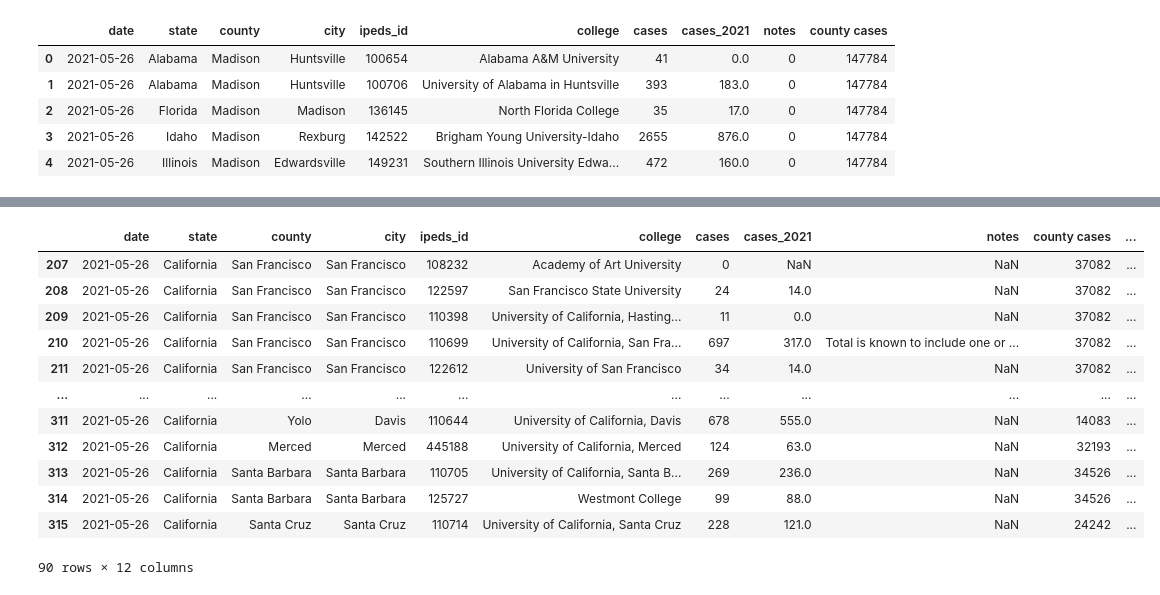
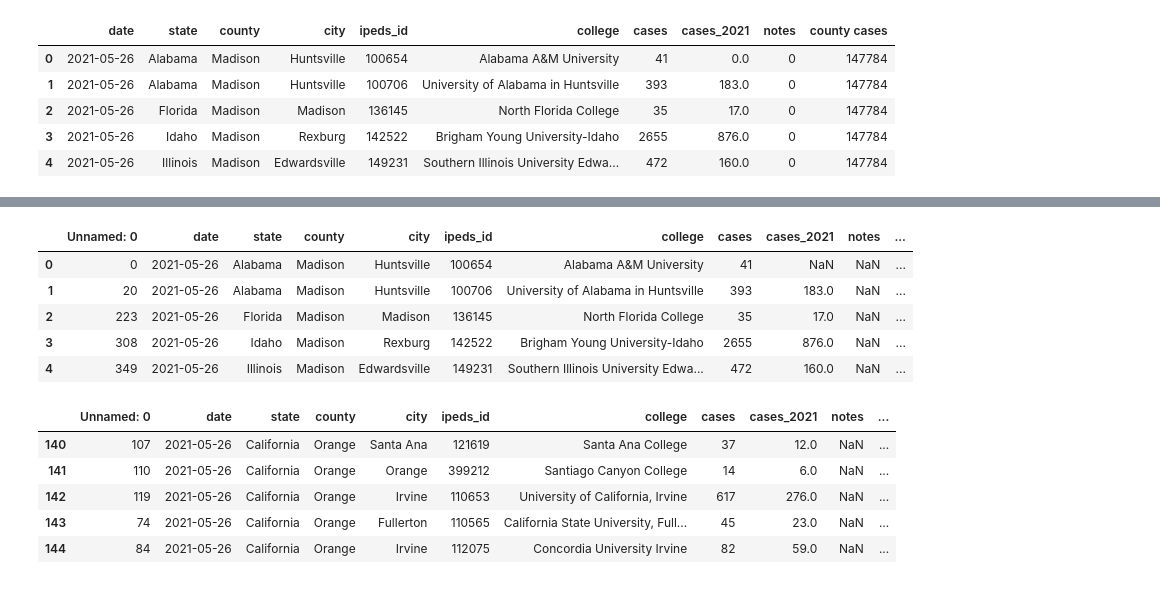
Before and after one commit to sabcodes/sta141B-final, a Jupyter notebook: Data-Graphs.ipynb, the cells around one changed output, grey strips where cells are left out. Cells and saved outputs as stored; diff of their text form; code cells hidden in the pictures.

```diff
--- a/Data-Graphs.ipynb
+++ b/Data-Graphs.ipynb
@@ -243,0 +173,3 @@ ggplot(df_arizona, aes(x='county', weight = 'county cases', fill = 'college')) +
+# %%
+df= pd.read_csv('colleges_with_pop.csv')
+df.head()
@@ -244,16 +193,20 @@ ggplot(df_arizona, aes(x='county', weight = 'county cases', fill = 'college')) +
+# %%
+dfm = pd.merge(df, df5, on="county")
+dfm.head()
+# %% [output]
+|  | Unnamed: 0 | date | state | county | city | ipeds_id | college | cases | cases_2021 | notes | ... |
+| 0 | 0 | 2021-05-26 | Alabama | Madison | Huntsville | 100654 | Alabama A&M University | 41 | NaN | NaN | ... |
+| 1 | 20 | 2021-05-26 | Alabama | Madison | Huntsville | 100706 | University of Alabama in Huntsville | 393 | 183.0 | NaN | ... |
+| 2 | 223 | 2021-05-26 | Florida | Madison | Madison | 136145 | North Florida College | 35 | 17.0 | NaN | ... |
+| 3 | 308 | 2021-05-26 | Idaho | Madison | Rexburg | 142522 | Brigham Young University-Idaho | 2655 | 876.0 | NaN | ... |
+| 4 | 349 | 2021-05-26 | Illinois | Madison | Edwardsville | 149231 | Southern Illinois University Edwa... | 472 | 160.0 | NaN | ... |
 # %%
-df_cali = dfm[dfm['state'] == 'California']
+dfcalicollege= dfm[dfm['state'] == 'California']
+dfcalicollege.head()
 # %% [output]
-|  | date | state | county | city | ipeds_id | college | cases | cases_2021 | notes | county cases | ... |
-| 207 | 2021-05-26 | California | San Francisco | San Francisco | 108232 | Academy of Art University | 0 | NaN | NaN | 37082 | ... |
-| 208 | 2021-05-26 | California | San Francisco | San Francisco | 122597 | San Francisco State University | 24 | 14.0 | NaN | 37082 | ... |
-| 209 | 2021-05-26 | California | San Francisco | San Francisco | 110398 | University of California, Hasting... | 11 | 0.0 | NaN | 37082 | ... |
-| 210 | 2021-05-26 | California | San Francisco | San Francisco | 110699 | University of California, San Fra... | 697 | 317.0 | Total is known to include one or ... | 37082 | ... |
-| 211 | 2021-05-26 | California | San Francisco | San Francisco | 122612 | University of San Francisco | 34 | 14.0 | NaN | 37082 | ... |
-| ... | ... | ... | ... | ... | ... | ... | ... | ... | ... | ... | ... |
-| 311 | 2021-05-26 | California | Yolo | Davis | 110644 | University of California, Davis | 678 | 555.0 | NaN | 14083 | ... |
-| 312 | 2021-05-26 | California | Merced | Merced | 445188 | University of California, Merced | 124 | 63.0 | NaN | 32193 | ... |
-| 313 | 2021-05-26 | California | Santa Barbara | Santa Barbara | 110705 | University of California, Santa B... | 269 | 236.0 | NaN | 34526 | ... |
-| 314 | 2021-05-26 | California | Santa Barbara | Santa Barbara | 125727 | Westmont College | 99 | 88.0 | NaN | 34526 | ... |
-| 315 | 2021-05-26 | California | Santa Cruz | Santa Cruz | 110714 | University of California, Santa Cruz | 228 | 121.0 | NaN | 24242 | ... |
+|  | Unnamed: 0 | date | state | county | city | ipeds_id | college | cases | cases_2021 | notes | ... |
+| 140 | 107 | 2021-05-26 | California | Orange | Santa Ana | 121619 | Santa Ana College | 37 | 12.0 | NaN | ... |
+| 141 | 110 | 2021-05-26 | California | Orange | Orange | 399212 | Santiago Canyon College | 14 | 6.0 | NaN | ... |
+| 142 | 119 | 2021-05-26 | California | Orange | Irvine | 110653 | University of California, Irvine | 617 | 276.0 | NaN | ... |
+| 143 | 74 | 2021-05-26 | California | Orange | Fullerton | 110565 | California State University, Full... | 45 | 23.0 | NaN | ... |
+| 144 | 84 | 2021-05-26 | California | Orange | Irvine | 112075 | Concordia University Irvine | 82 | 59.0 | NaN | ... |
-90 rows × 12 columns
```
Also changed, not shown: parts of 29 cells of this notebook, 1 other file.
